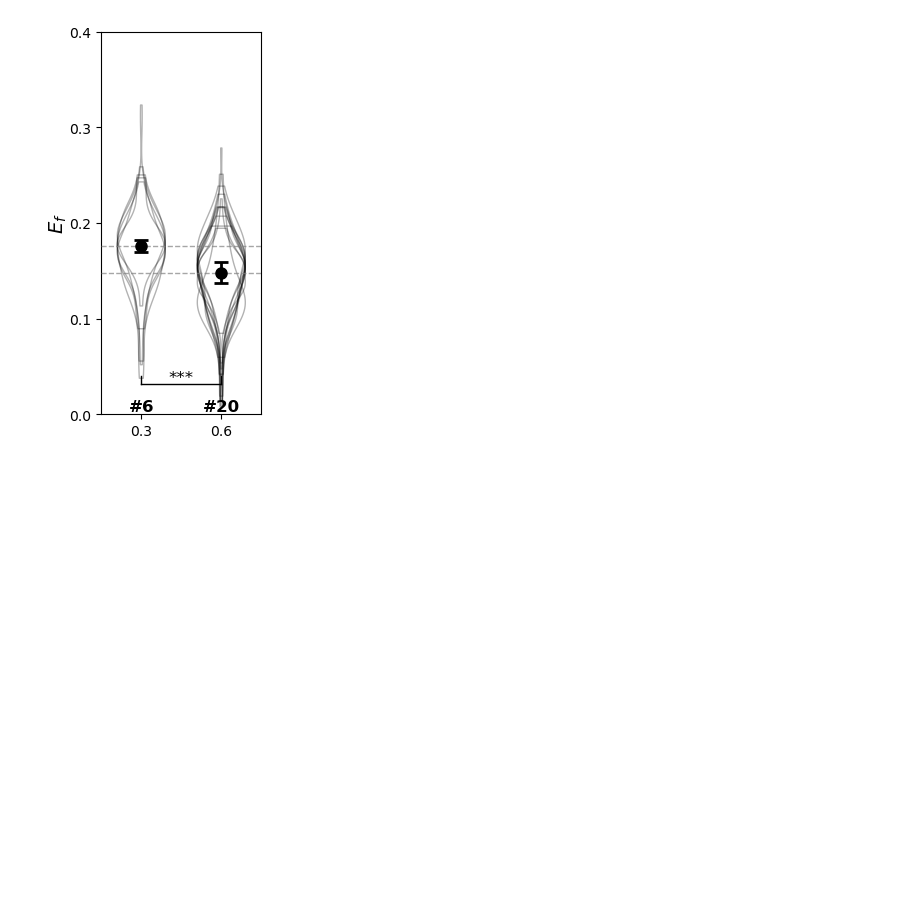
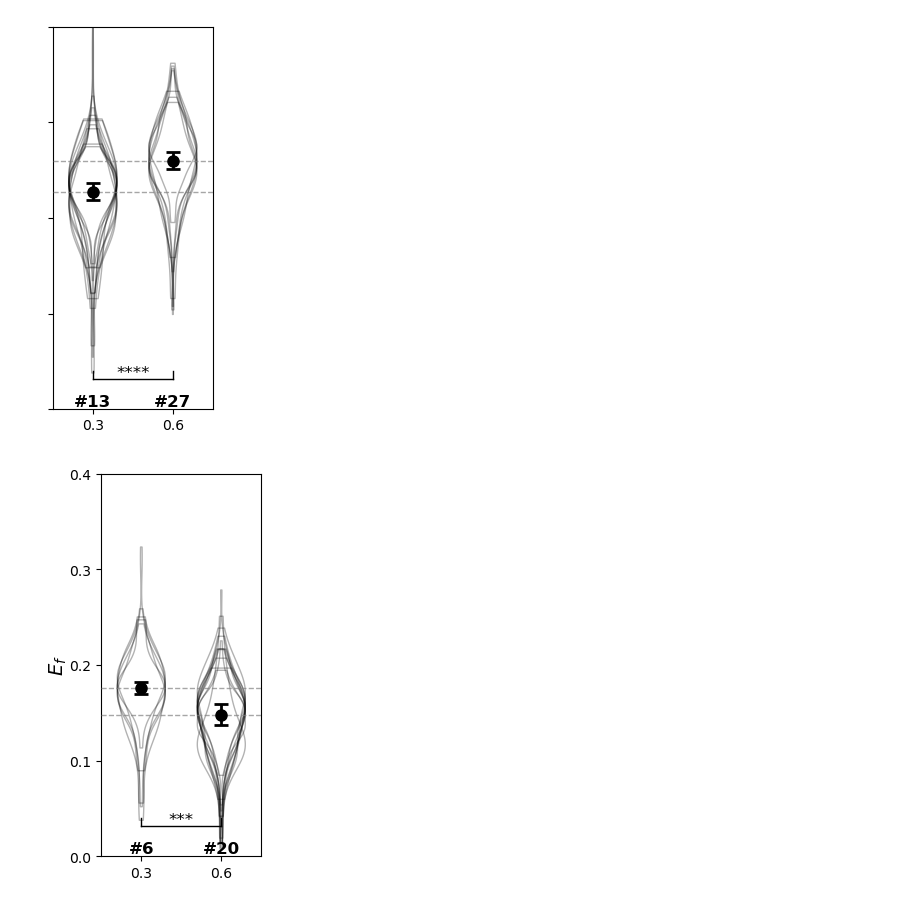
Before and after one commit to sukeniklab/GOOSE_2026, a Jupyter notebook: FRET_data_TB/ViolinPlots.ipynb, the cells around one changed output. Saved outputs shown, nothing was run; the diff lists cells and outputs as text; code cells hidden in the pictures; blank space fills up the shorter version.

Commit message:
Added 13-27 violins for fig2 Changed y-axis on predRe-vs-Ef to (0, .6)

```diff
--- a/FRET_data_TB/ViolinPlots.ipynb
+++ b/FRET_data_TB/ViolinPlots.ipynb
@@ -252,6 +252,15 @@ def plot_violin_by_construct(df, constructs, column='Ef_cell', colors=None, figs
     #ax.set_title(title if title else f'{column} Distribution by Construct', fontsize=12)
 
     return fig, ax
+# %%
+fig, ax = plot_violin_by_construct(df, constructs=[13, 27],
+                                     column='Ef_cell',
+                                     xlabels=['0.3', '0.6'],
+                                     figsize=(2, 4.5), top = .4, bot = 0,
+                                    labels=False, n = 25)
+plt.savefig('Figure_graphs/Fig2/13-27.svg')
+# %% [output]
+[figure, added]
 # %%
 fig, ax = plot_violin_by_construct(df, constructs=[6, 20],
                                      column='Ef_cell',
```
Also changed, not shown: 5 other files.
